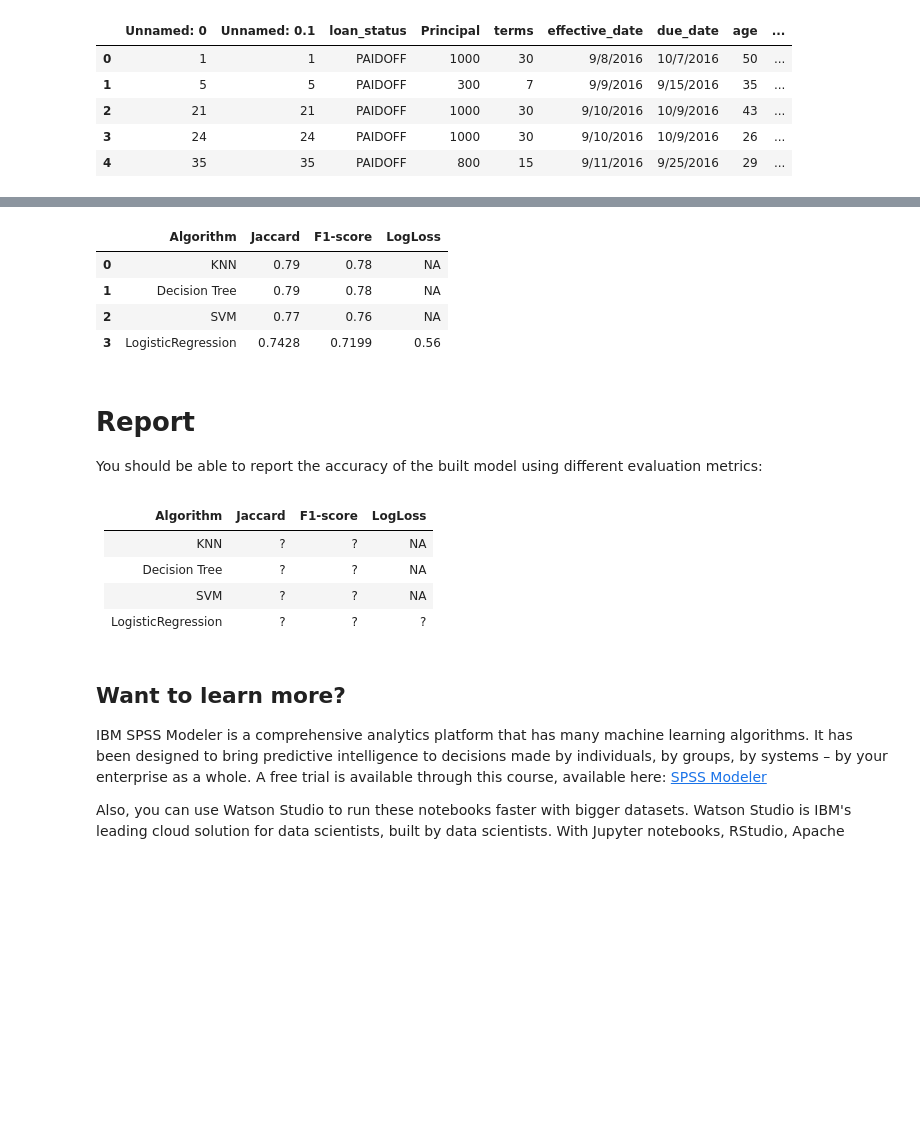
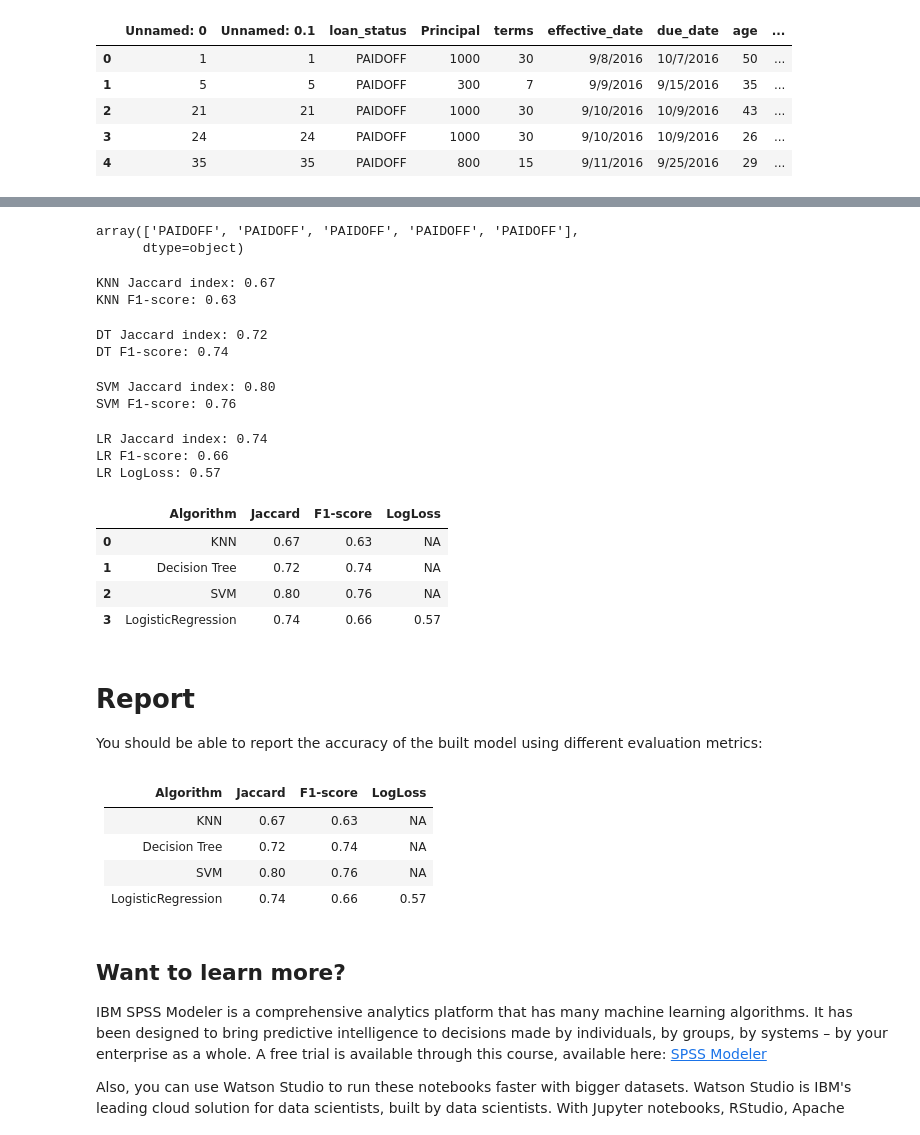
Before and after one commit to santoshhyadav/Coursera-IBM-Capstone-Project, a Jupyter notebook: Final Project.ipynb, the cells around one changed output, grey strips where cells are left out. Cells and saved outputs as stored; diff of their text form; code cells hidden in the pictures; blank space fills up the shorter version.

```diff
--- a/Final Project.ipynb
+++ b/Final Project.ipynb
@@ -619,23 +532,61 @@ LOG Jaccard score: 0.7428
+# %%
+test_y = test_df['loan_status'].values
+test_y[0:5]
+# %% [output]
+array(['PAIDOFF', 'PAIDOFF', 'PAIDOFF', 'PAIDOFF', 'PAIDOFF'],
+      dtype=object)
+# %%
+knn_yhat = kNN_model.predict(test_X)
+print("KNN Jaccard index: %.2f" % jaccard_similarity_score(test_y, knn_yhat))
+print("KNN F1-score: %.2f" % f1_score(test_y, knn_yhat, average='weighted') )
+# %% [output]
+KNN Jaccard index: 0.67
+KNN F1-score: 0.63
+# %%
+DT_yhat = DT_model.predict(test_X)
+print("DT Jaccard index: %.2f" % jaccard_similarity_score(test_y, DT_yhat))
+print("DT F1-score: %.2f" % f1_score(test_y, DT_yhat, average='weighted') )
+# %% [output]
+DT Jaccard index: 0.72
+DT F1-score: 0.74
+# %%
+SVM_yhat = SVM_model.predict(test_X)
+print("SVM Jaccard index: %.2f" % jaccard_similarity_score(test_y, SVM_yhat))
+print("SVM F1-score: %.2f" % f1_score(test_y, SVM_yhat, average='weighted') )
+# %% [output]
+SVM Jaccard index: 0.80
+SVM F1-score: 0.76
+# %%
+LR_yhat = LR_model.predict(test_X)
+LR_yhat_prob = LR_model.predict_proba(test_X)
+print("LR Jaccard index: %.2f" % jaccard_similarity_score(test_y, LR_yhat))
+print("LR F1-score: %.2f" % f1_score(test_y, LR_yhat, average='weighted') )
+print("LR LogLoss: %.2f" % log_loss(test_y, LR_yhat_prob))
+# %% [output]
+LR Jaccard index: 0.74
+LR F1-score: 0.66
+LR LogLoss: 0.57
 # %%
-df_result=pd.DataFrame([['KNN','0.79','0.78','NA'],['Decision Tree','0.79','0.78','NA'],['SVM','0.77','0.76','NA'],['LogisticRegression','0.7428','0.7199','0.56']])
+# Report the accuracy of the built model using different evaluation metrics
+df_result=pd.DataFrame([['KNN','0.67','0.63','NA'],['Decision Tree','0.72','0.74','NA'],['SVM','0.80','0.76','NA'],['LogisticRegression','0.74','0.66','0.57']])
 df_result.columns=['Algorithm','Jaccard','F1-score','LogLoss']
 df_result
 # %% [output]
 |  | Algorithm | Jaccard | F1-score | LogLoss |
-| 0 | KNN | 0.79 | 0.78 | NA |
-| 1 | Decision Tree | 0.79 | 0.78 | NA |
-| 2 | SVM | 0.77 | 0.76 | NA |
-| 3 | LogisticRegression | 0.7428 | 0.7199 | 0.56 |
+| 0 | KNN | 0.67 | 0.63 | NA |
+| 1 | Decision Tree | 0.72 | 0.74 | NA |
+| 2 | SVM | 0.80 | 0.76 | NA |
+| 3 | LogisticRegression | 0.74 | 0.66 | 0.57 |
 # %% [markdown]
 # Report
 You should be able to report the accuracy of the built model using different evaluation metrics:
 # %% [markdown]
 | Algorithm          | Jaccard | F1-score | LogLoss |
 |--------------------|---------|----------|---------|
-| KNN                | ?       | ?        | NA      |
-| Decision Tree      | ?       | ?        | NA      |
-| SVM                | ?       | ?        | NA      |
-| LogisticRegression | ?       | ?        | ?       |
+| KNN                | 0.67    | 0.63     | NA      |
+| Decision Tree      | 0.72    | 0.74     | NA      |
+| SVM                | 0.80    | 0.76     | NA      |
+| LogisticRegression | 0.74    | 0.66     | 0.57    |
 # %% [markdown]
 <h2>Want to learn more?</h2>
 
```
Also changed, not shown: parts of 26 cells of this notebook.
